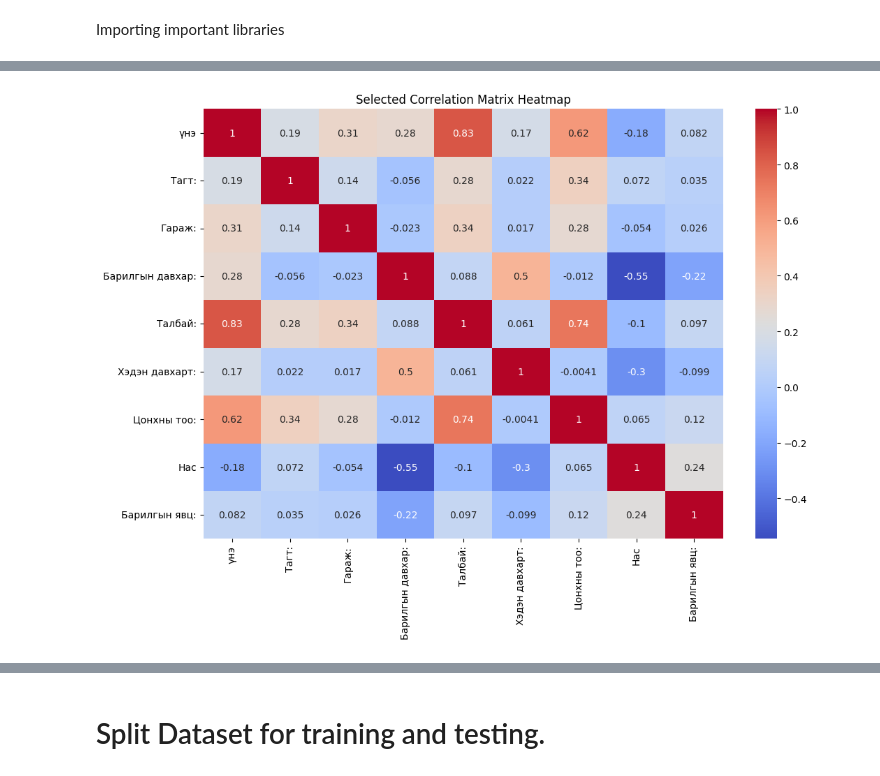
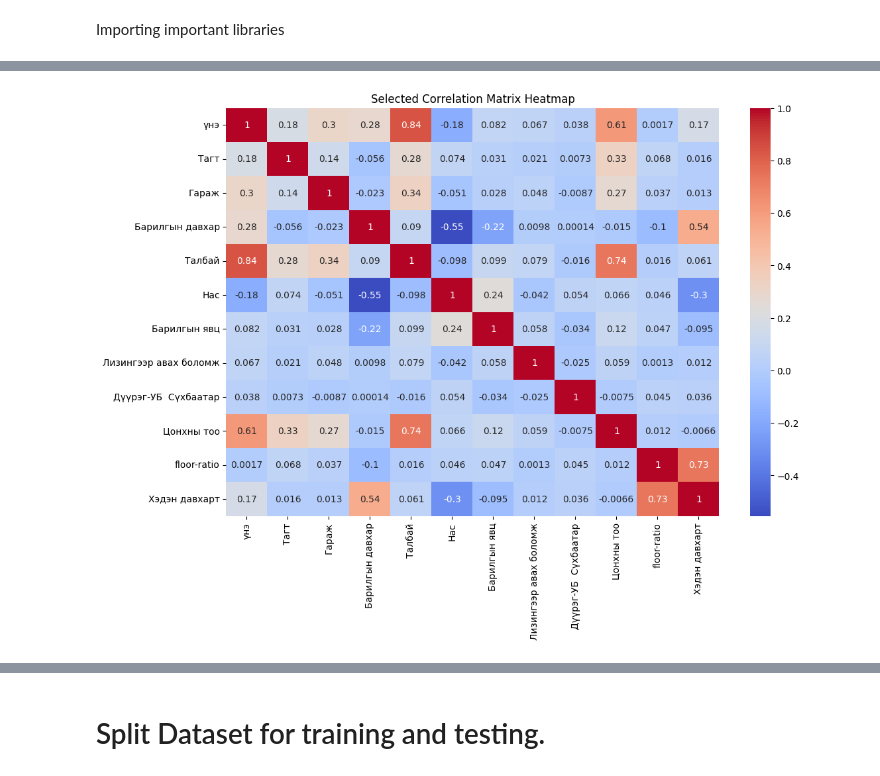
Before and after one commit to barsboldintern/TestProject, a Jupyter notebook: scraping/TrainingModule.ipynb, the cells around one changed output, grey strips where cells are left out. Cells and saved outputs as stored; diff of their text form; code cells hidden in the pictures.

```diff
--- a/scraping/TrainingModule.ipynb
+++ b/scraping/TrainingModule.ipynb
@@ -30,0 +25,9 @@ df.shape
+# %%
+df = pd.read_csv('training_data.csv')
+df.drop_duplicates()
+df = df.drop(df.columns[0], axis=1)
+df = df.drop(columns= ['хаяг'])
+df.columns = df.columns.str.replace('_', '-')
+df.columns = df.columns.str.replace(':', '')
+df.columns = df.columns.str.replace('—', '')
+df.head()
@@ -31,14 +53,14 @@ df.shape
 # %%
 correlation_matrix = df.corr()
 
 # Select specific columns and rows for the heatmap
-selected_columns = ['үнэ', 'Тагт:', 'Гараж:', 'Барилгын давхар:', 'Талбай:', 'Хэдэн давхарт:', 'Цонхны тоо:', 'Нас', 'Барилгын явц:']
+selected_columns = ['үнэ', 'Тагт', 'Гараж', 'Барилгын давхар', 'Талбай', 'Нас', 'Барилгын явц', 'Лизингээр авах боломж', 'Дүүрэг-УБ  Сүхбаатар', 'Цонхны тоо', 'floor-ratio', 'Хэдэн давхарт']
 correlation_matrix_selected = correlation_matrix.loc[selected_columns, selected_columns]
 
 # Display the heatmap
 plt.figure(figsize=(12, 8))
 sns.heatmap(correlation_matrix_selected, annot=True, cmap='coolwarm')
 plt.title('Selected Correlation Matrix Heatmap')
 plt.show()
 # %% [output]
-[figure, old version]
+[figure, new version]
```
Also changed, not shown: parts of 47 cells of this notebook, 19 other files.
